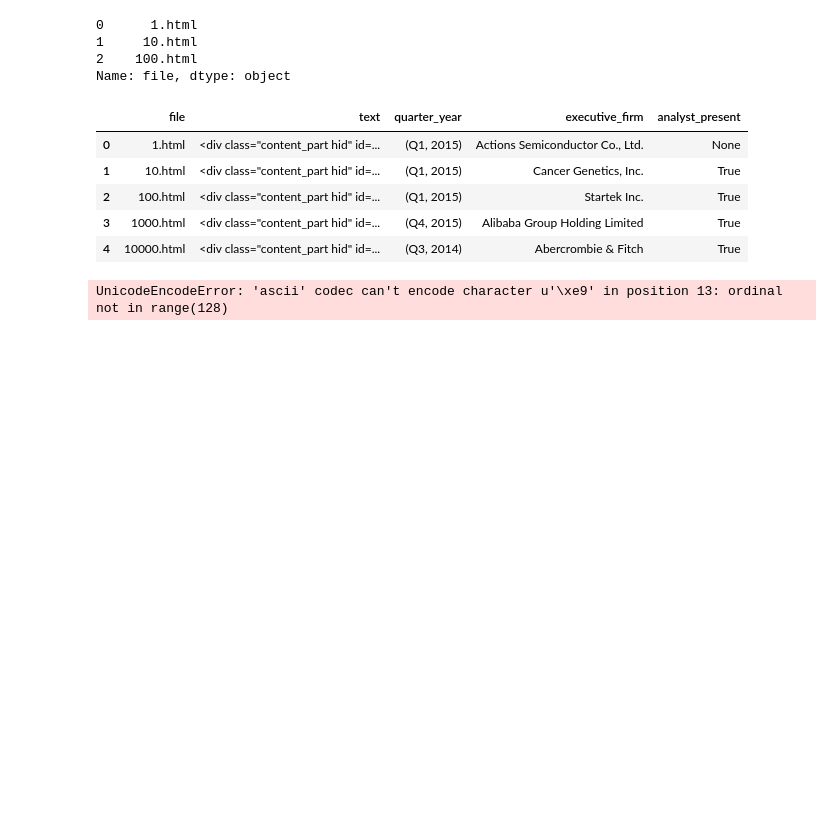
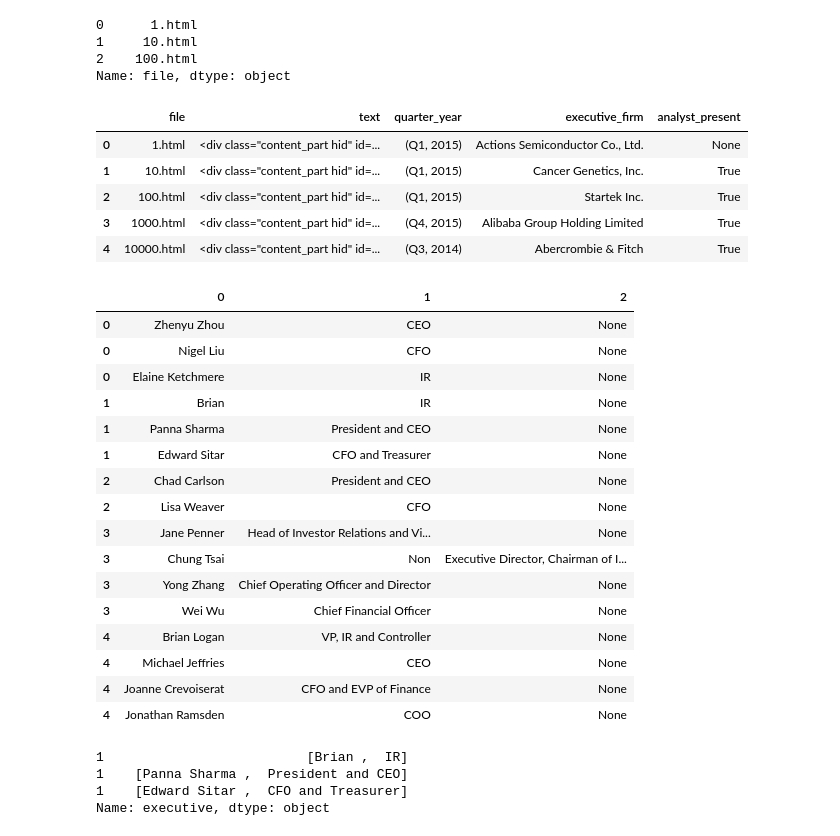
Before and after one commit to internetoftim/textparsing, a Jupyter notebook: Parse Conversation HTML.ipynb, the cells around one changed output. Cells and saved outputs as stored; diff of their text form; code cells hidden in the pictures; blank space fills up the shorter version.

```diff
--- a/Parse Conversation HTML.ipynb
+++ b/Parse Conversation HTML.ipynb
@@ -24,7 +24,7 @@ for i in range(n_test):
 # %% [markdown]
 ## Sample Test File
 # %%
-test_file = file_list[1]
+test_file = file_list[2]
 print(test_file)
 # %% [output]
 10.html
@@ -367,10 +367,8 @@ s = out_pd.execs.apply(pd.Series)\
 out_executives = out_pd.join(s)
 # %%
 out_analyst[['file','quarter_year','executive_firm','ticker','analyst']]\
-.to_csv('analyst_out1.csv',sep=',')
+.to_csv('analyst_out1.csv',sep=',', encoding = 'utf-8')
 # out_executives.select({[}'file','quarter_yer'])
-# %% [output]
-UnicodeEncodeError: 'ascii' codec can't encode character u'\xe9' in position 13: ordinal not in range(128)
 # %%
 def is_analyst_present(analyst_list):
     if analyst_list:
@@ -381,0 +384,27 @@ out_executives['analyst_present']= out_executives.apply(lambda x: is_analyst_pre
+# %%
+out_executives['executive'].str.split('-', expand=True)
+# %% [output]
+|  | 0 | 1 | 2 |
+| 0 | Zhenyu Zhou | CEO | None |
+| 0 | Nigel Liu | CFO | None |
+| 0 | Elaine Ketchmere | IR | None |
+| 1 | Brian | IR | None |
+| 1 | Panna Sharma | President and CEO | None |
+| 1 | Edward Sitar | CFO and Treasurer | None |
+| 2 | Chad Carlson | President and CEO | None |
+| 2 | Lisa Weaver | CFO | None |
+| 3 | Jane Penner | Head of Investor Relations and Vi... | None |
+| 3 | Chung Tsai | Non | Executive Director, Chairman of I... |
+| 3 | Yong Zhang | Chief Operating Officer and Director | None |
+| 3 | Wei Wu | Chief Financial Officer | None |
+| 4 | Brian Logan | VP, IR and Controller | None |
+| 4 | Michael Jeffries | CEO | None |
+| 4 | Joanne Crevoiserat | CFO and EVP of Finance | None |
+| 4 | Jonathan Ramsden | COO | None |
+# %%
+s[1]
+# %% [output]
+1                          [Brian ,  IR]
+1    [Panna Sharma ,  President and CEO]
+1    [Edward Sitar ,  CFO and Treasurer]
+Name: executive, dtype: object
```
Also changed, not shown: parts of 32 cells of this notebook.
